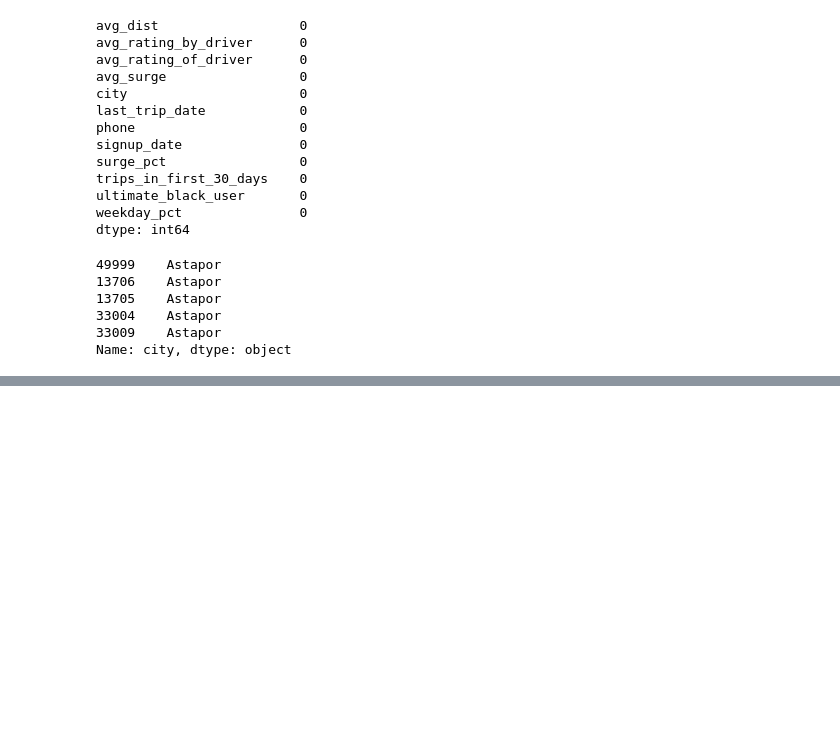
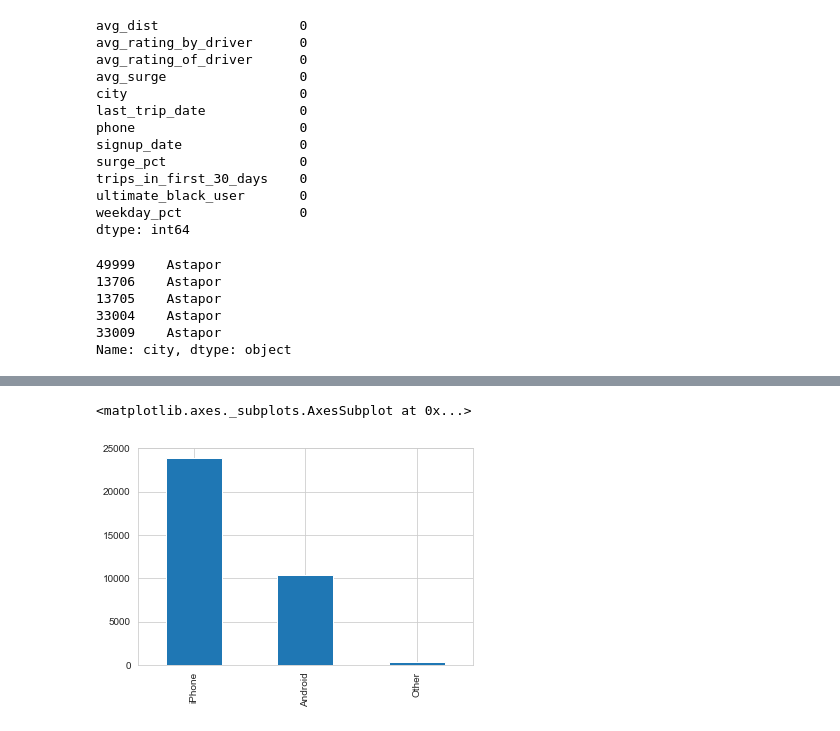
Before and after one commit to karinahou/springboard, a Jupyter notebook: UltimateChallenge.ipynb, the cells around one changed output, grey strips where cells are left out. Saved outputs shown, nothing was run; the diff lists cells and outputs as text; code cells hidden in the pictures; blank space fills up the shorter version.

```diff
--- a/UltimateChallenge.ipynb
+++ b/UltimateChallenge.ipynb
@@ -178,0 +247,3 @@ logins_15.plot(kind = "line")
+# %%
+data_no_return = data.copy()
+data_return = data.copy()
@@ -178,0 +270,5 @@ logins_15.plot(kind = "line")
+# %%
+data_return.phone.value_counts().plot(kind = "bar")
+# %% [output]
+<matplotlib.axes._subplots.AxesSubplot at 0x...>
+[figure, added]
```
Also changed, not shown: parts of 50 cells of this notebook.
